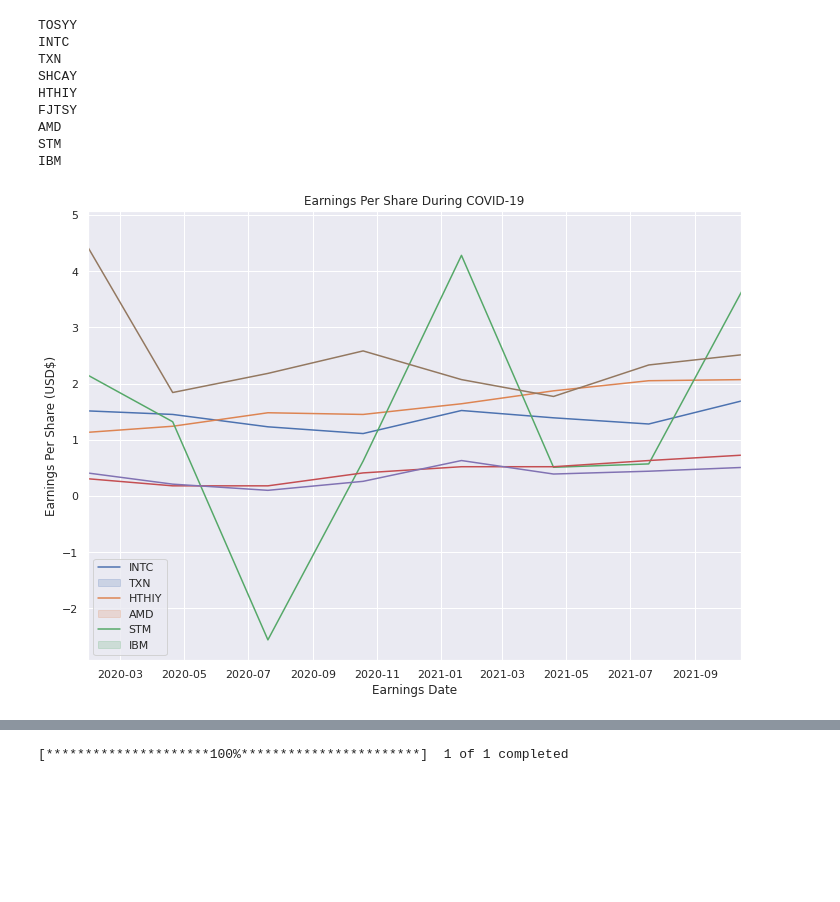
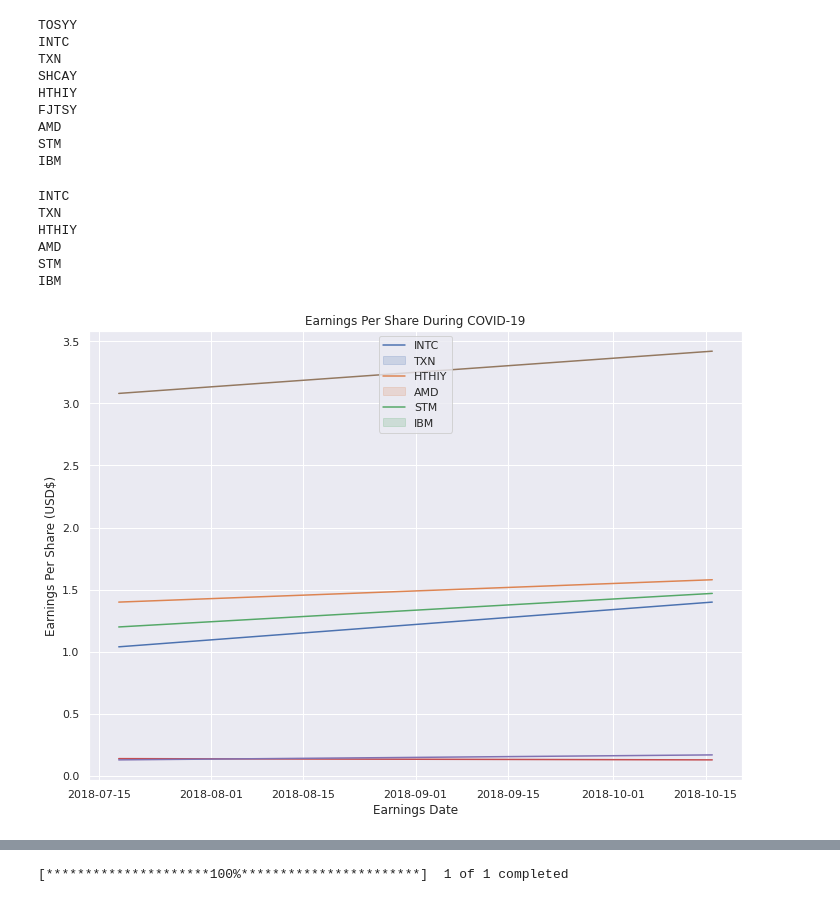
Before and after one commit to stilxam/Assignement_BIaN, a Jupyter notebook: Yapi/Yapi.ipynb, the cells around one changed output, grey strips where cells are left out. Drawn from its saved outputs; the diff is of its cells as text; code cells hidden in the pictures; blank space fills up the shorter version.

Commit message:
graphs and data pulling

```diff
--- a/Yapi/Yapi.ipynb
+++ b/Yapi/Yapi.ipynb
@@ -49,29 +49,57 @@ FJTSY
 AMD
 STM
 IBM
+# %%
+cmpnyLs = ["INTC", "TXN","HTHIY", "AMD", "STM", "IBM"]
+EPSPre = pd.DataFrame()
+
+for company in cmpnyLs:
+    print(company)
+
+    temp = yf.Ticker(company).earnings_dates
+    EPS = temp["Reported EPS"].copy()
+    EPS = EPS.loc[EPS.index<"2019"]
+    EPS = EPS.loc[EPS.index>"2017"]
+    EPS.to_csv(f"graphData/pre{company}.csv")
+# %% [output]
+INTC
+TXN
+HTHIY
+AMD
+STM
+IBM
 # %%
-DFpre = DF.loc[DF["Earnings Date"]>date(2020,1,1)]
-DFpre = DFpre.loc[DF["Earnings Date"]<date(2022,1,1)]
 dt = pd.DataFrame()
-dt["Earnings Date"] = DFpre["Earnings Date"].copy()
+
+
+# post = DF.loc[DF["Earnings Date"]>date(2020,1,1)]
+# post = post.loc[DF["Earnings Date"]<date(2022,1,1)]
+# post.to_csv("EPSpost.csv")
+
+DFpre = DF.loc[DF["Earnings Date"]>date(2017,1,1)]
+DFpre = DFpre.loc[DF["Earnings Date"]<date(2019,1,1)]
+DFpre.head()
+DFpre.to_csv("EPSpre.csv")
+
+dt["Earnings Date"] = post["Earnings Date"].copy()
 colu = list(DFpre)
 colu = colu[1:]
 ax, fig = plt.subplots(1,1)
 for comp in colu:
     ax = sns.lineplot(data = DFpre, x ="Earnings Date", y=comp, legend= "auto")
 
 for i in range(len(colu)):
     colu[i] = colu[i].split(" ")[-1]
 ax.legend(colu);
 ax.set_ylabel("Earnings Per Share (USD$)")
 ax.set_title("Earnings Per Share During COVID-19")
 
-ax.set_xlim(date(2020,1,30), date(2021,10,15))
+#ax.set_xlim(date(2020,1,30), date(2021,10,15))
 
 
 ax.get_figure().savefig("EPSpost19.png")
 # %% [output]
-[figure, old version]
+[figure, new version]
 # %%
 colu = list(DFpre)
 colu = colu[1:]
```
Also changed, not shown: parts of 5 cells of this notebook, 1 other file.
